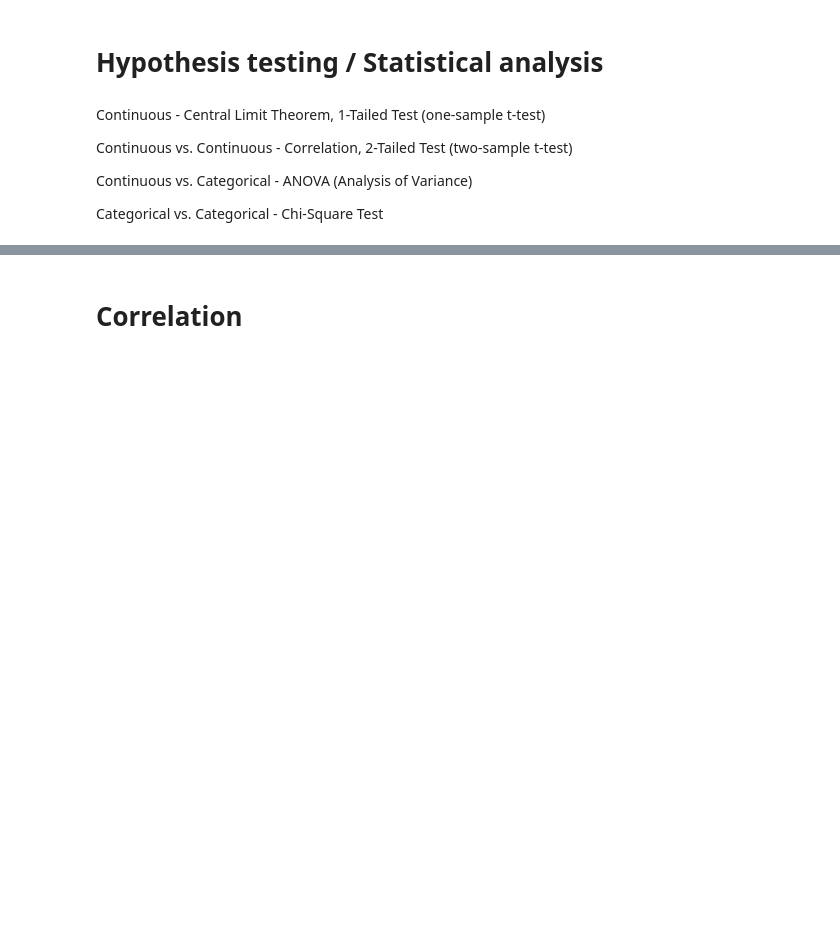
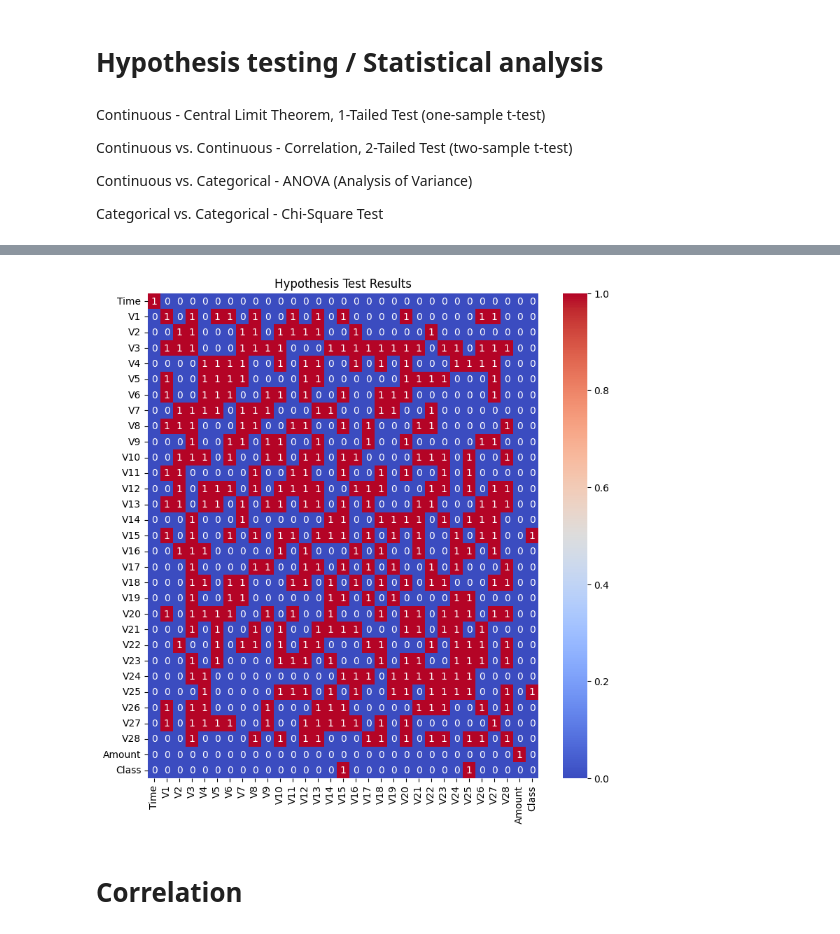
Before and after one commit to GDharan10/Dataset15_CreditCardFraudDetection_Imbalance, a Jupyter notebook: Credit_Card_Fraud_Detection.ipynb, the cells around one changed output, grey strips where cells are left out. Saved outputs shown, nothing was run; the diff lists cells and outputs as text; code cells hidden in the pictures; blank space fills up the shorter version.

```diff
--- a/Credit_Card_Fraud_Detection.ipynb
+++ b/Credit_Card_Fraud_Detection.ipynb
@@ -310,8 +288,6 @@ ContinesColumn_result = CentralLimitTheorem(df, continuous_columns)
 ContinesColumn_result, comperativeColumn_result = OneTailTest(df, ContinesColumn_result, continuous_columns, sampling_rate = 0.02)
 # %%
 comperativeColumn_result = TwoTailTest(df, comperativeColumn_result, continuous_columns, sampling_rate = 0.02)
-# %%
-comperativeColumn_result = ChiSquareTest(df, comperativeColumn_result, category_columns)
 # %%
 comperativeColumn_result = ANOVA(df, comperativeColumn_result, continuous_columns, category_columns)
 # %%
@@ -454,3 +325,11 @@ def hypothesisTesting(df, continuous_columns = [], category_columns = [], sampli
+# %%
+# Create a heatmap
+plt.figure(figsize = (9, 9))
+sns.heatmap(comperativeColumn_result == 'There is a relationship', annot=True, cmap='coolwarm')
+plt.title('Hypothesis Test Results')
+plt.show()
+# %% [output]
+[figure, added]
 # %% [markdown]
 # Correlation
 # %%
```
Also changed, not shown: parts of 9 cells of this notebook.
